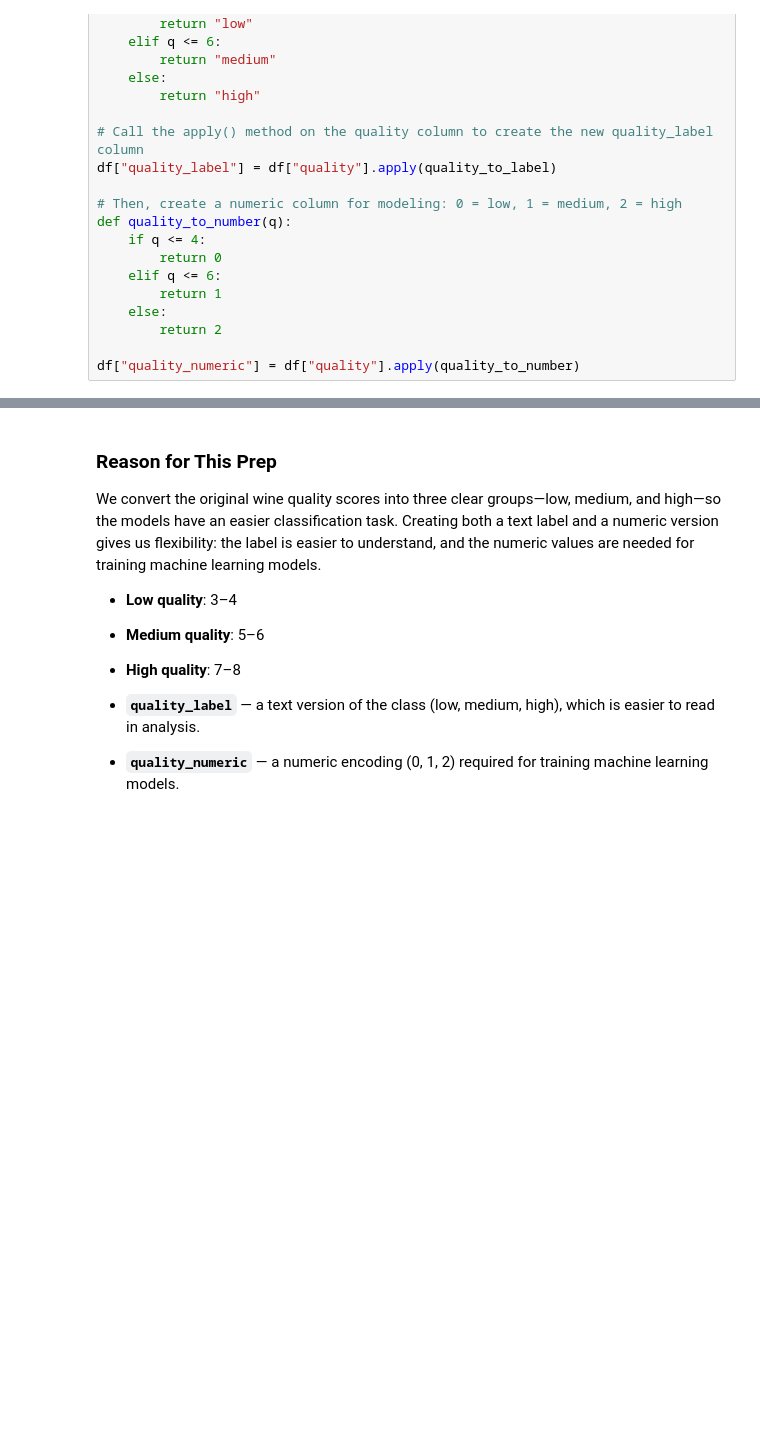
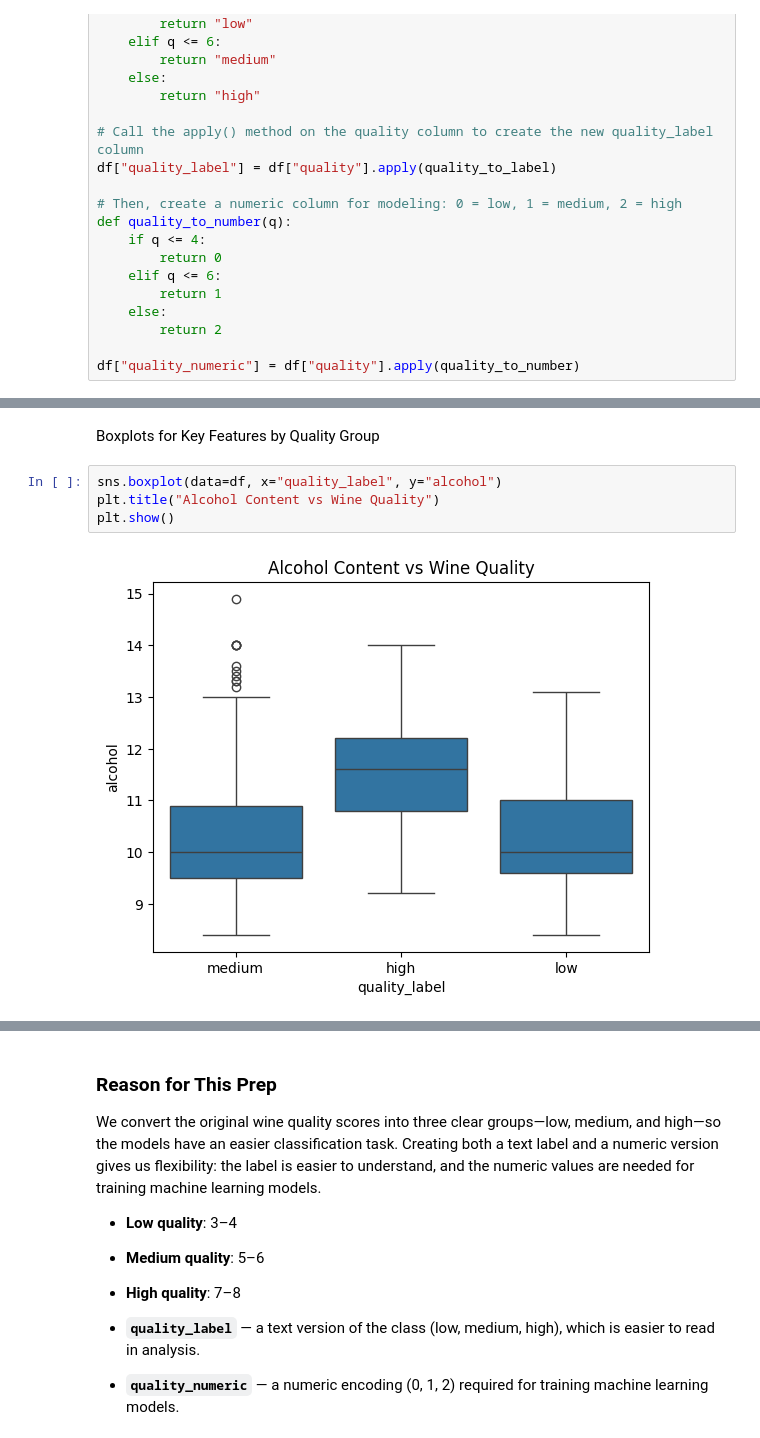
Before and after one commit to ssowers2/applied-ml-sowers, a Jupyter notebook: notebooks/project05/ensemble-sowers.ipynb, the cells around one changed output, grey strips where cells are left out. Cells and saved outputs as stored; diff of their text form; blank space fills up the shorter version.

```diff
--- a/notebooks/project05/ensemble-sowers.ipynb
+++ b/notebooks/project05/ensemble-sowers.ipynb
@@ -133,0 +147,8 @@ df["quality_numeric"] = df["quality"].apply(quality_to_number)
+# %% [markdown]
+Boxplots for Key Features by Quality Group
+# %%
+sns.boxplot(data=df, x="quality_label", y="alcohol")
+plt.title("Alcohol Content vs Wine Quality")
+plt.show()
+# %% [output]
+[figure, added]
```
Also changed, not shown: parts of 10 cells of this notebook.
